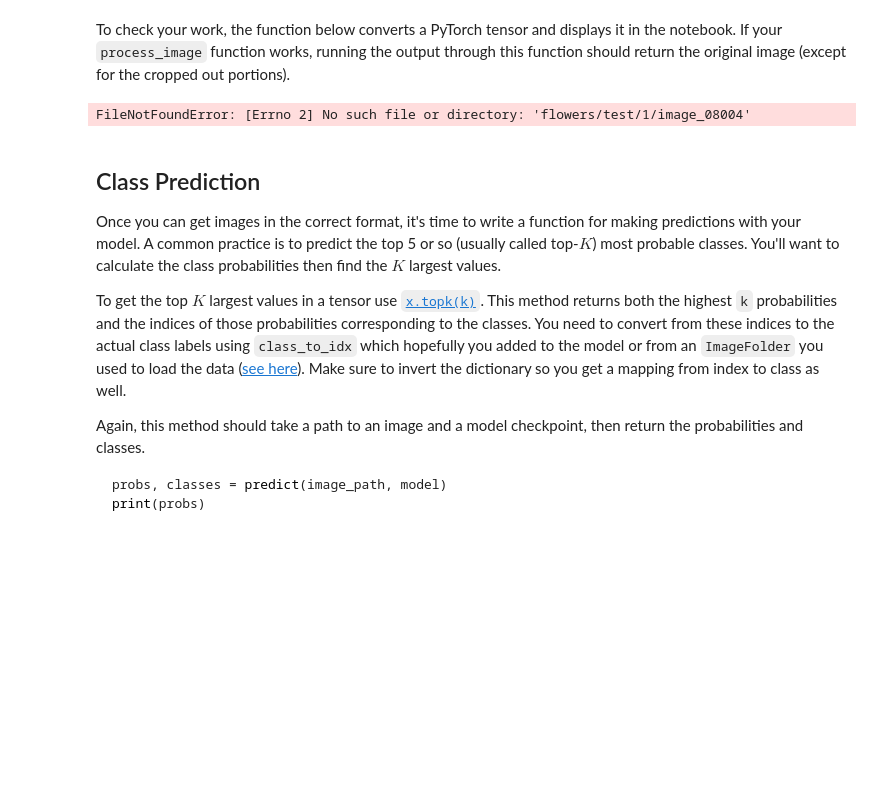
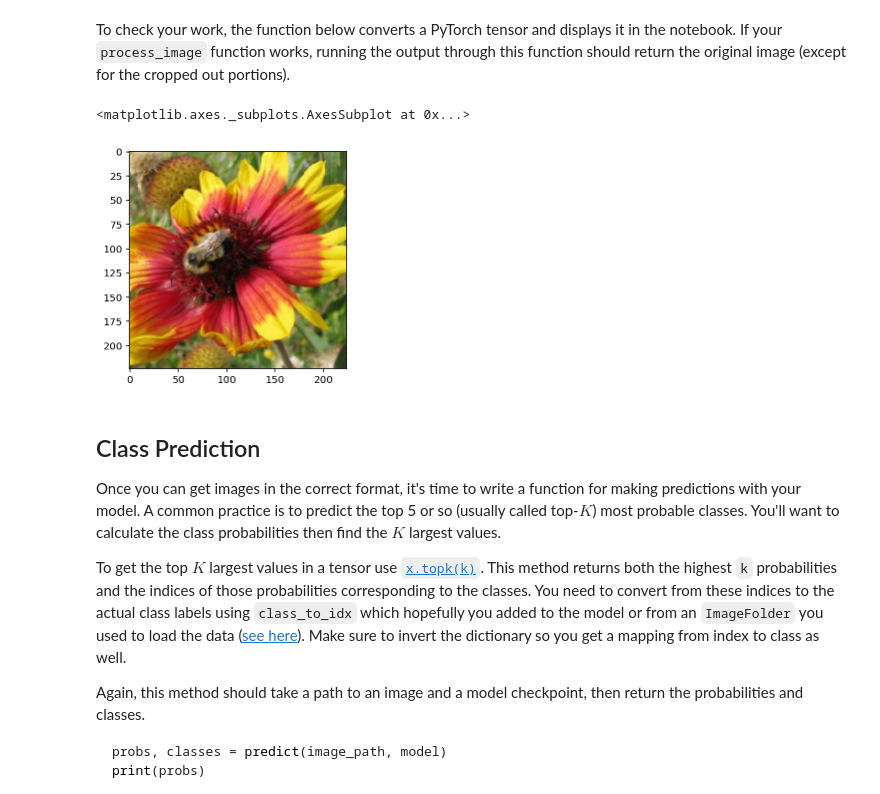
Before and after one commit to MahmoudHousam/Finding-Donors-for-ChartiyML, a Jupyter notebook: Image Classifier Project.ipynb, the cells around one changed output. Drawn from its saved outputs; the diff is of its cells as text; code cells hidden in the pictures; blank space fills up the shorter version.

```diff
--- a/Image Classifier Project.ipynb
+++ b/Image Classifier Project.ipynb
@@ -375,12 +375,13 @@ def imshow(image, ax=None, title=None):
     return ax
 # %%
 # Test image
-image_name = data_dir + '/test' + '/1/' + 'image_08004'
+image_name = 'flowers/test/100/image_07896.jpg'
 img_test =  process_image(image_name)
 # Check to see if image pre-processing was successful
 imshow(img_test, ax=None, title=None)
 # %% [output]
-FileNotFoundError: [Errno 2] No such file or directory: 'flowers/test/1/image_08004'
+<matplotlib.axes._subplots.AxesSubplot at 0x...>
+[figure, added]
 # %% [markdown]
 ## Class Prediction
 
```
Also changed, not shown: parts of 2 cells of this notebook.
